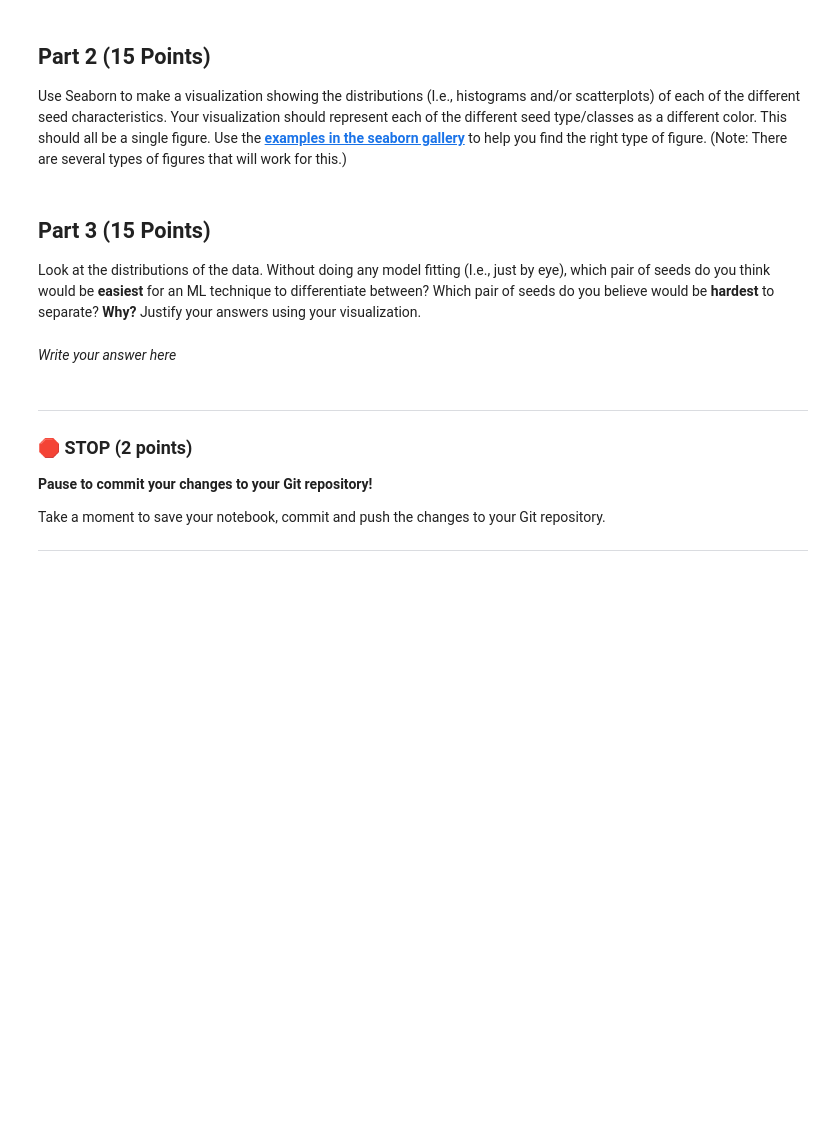
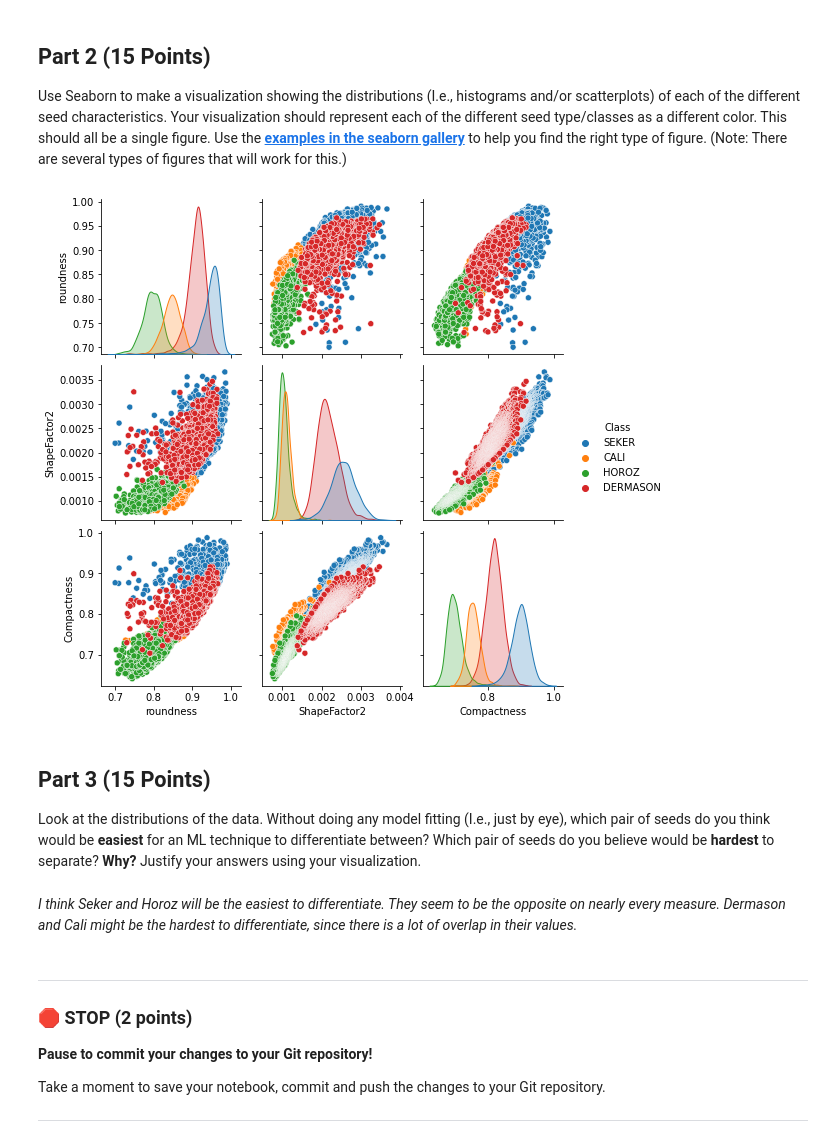
Before and after one commit to voigtwil/CMSE202-s23-turnin, a Jupyter notebook: final/Final_Voigt.ipynb, the cells around one changed output. Drawn from its saved outputs; the diff is of its cells as text; code cells hidden in the pictures; blank space fills up the shorter version.

```diff
--- a/final/Final_Voigt.ipynb
+++ b/final/Final_Voigt.ipynb
@@ -56,12 +77,20 @@ To get started, let’s grab the dataset we’ll be working with.
 Use Seaborn to make a visualization showing the distributions (I.e., histograms and/or scatterplots) of each of the different seed characteristics. Your visualization should represent each of the different seed type/classes as a different color. This should all be a single figure. Use the [**examples in the seaborn gallery**](https://seaborn.pydata.org/examples/index.html) to help you find the right type of figure. (Note: There are several types of figures that will work for this.)
 # %%
 #Write your plotting code here
+
+import seaborn as sns
+
+
+
+sns.pairplot(data= Seed_data, hue = 'Class') ;
+# %% [output]
+[figure, added]
 # %% [markdown]
 ## Part 3 (15 Points)
 
 Look at the distributions of the data. Without doing any model fitting (I.e., just by eye), which pair of seeds do you think would be **easiest** for an ML technique to differentiate between? Which pair of seeds do you believe would be **hardest** to separate? **Why?** Justify your answers using your visualization.
-# %% [markdown]
-*Write your answer here*
+# %% [markdown]
+*I think Seker and Horoz will be the easiest to differentiate. They seem to be the opposite on nearly every measure. Dermason and Cali might be the hardest to differentiate, since there is a lot of overlap in their values.*
 # %% [markdown]
 ---
 ### &#128721; STOP (2 points)
```
Also changed, not shown: parts of 4 cells of this notebook.
